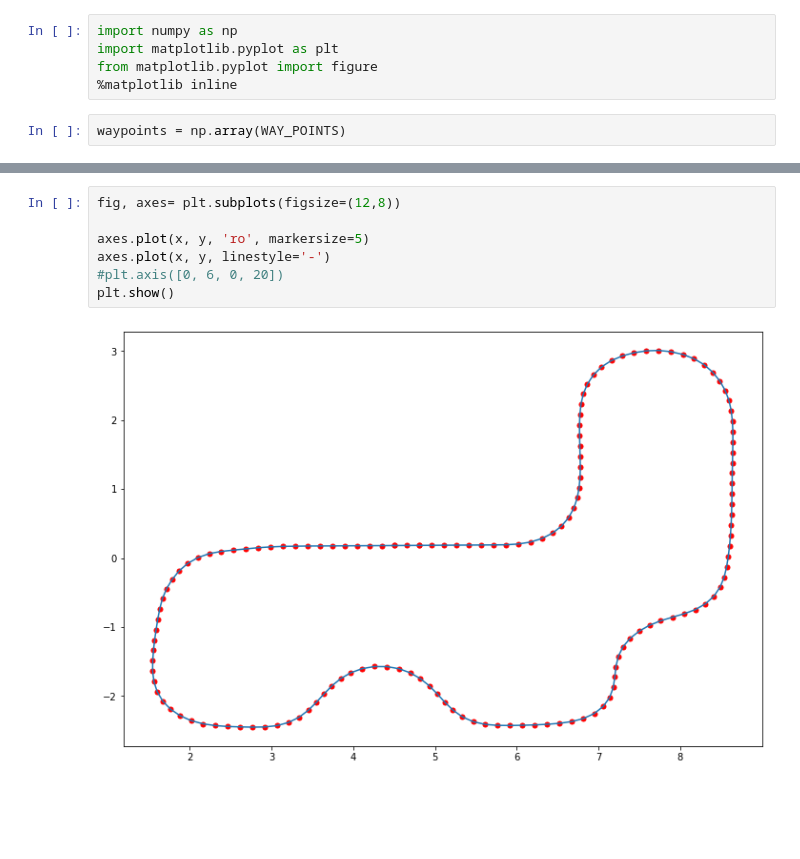
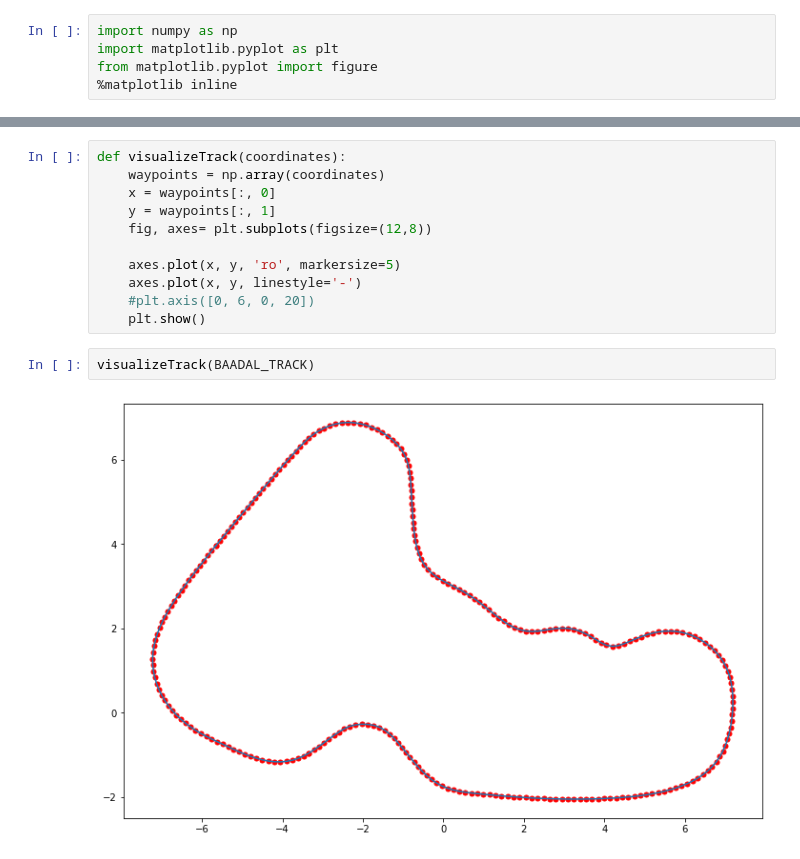
Before and after one commit to lulufa390/Driving-Olympics-Challenge, a Jupyter notebook: waypoints.ipynb, the cells around one changed output, grey strips where cells are left out. Saved outputs shown, nothing was run; the diff lists cells and outputs as text; blank space fills up the shorter version.

Commit message:
add Baadal

```diff
--- a/waypoints.ipynb
+++ b/waypoints.ipynb
@@ -157,5 +3,3 @@ import numpy as np
 import matplotlib.pyplot as plt
 from matplotlib.pyplot import figure
 %matplotlib inline
-# %%
-waypoints = np.array(WAY_POINTS)
@@ -165,9 +162,15 @@ y = waypoints[:, 1]
 # %%
-fig, axes= plt.subplots(figsize=(12,8))
+def visualizeTrack(coordinates):
+    waypoints = np.array(coordinates)
+    x = waypoints[:, 0]
+    y = waypoints[:, 1]
+    fig, axes= plt.subplots(figsize=(12,8))
 
-axes.plot(x, y, 'ro', markersize=5)
-axes.plot(x, y, linestyle='-')
-#plt.axis([0, 6, 0, 20])
-plt.show()
+    axes.plot(x, y, 'ro', markersize=5)
+    axes.plot(x, y, linestyle='-')
+    #plt.axis([0, 6, 0, 20])
+    plt.show()
-# %% [output]
-[figure, removed]
+# %%
+visualizeTrack(BAADAL_TRACK)
+# %% [output]
+[figure, added]
```
Also changed, not shown: parts of 4 cells of this notebook.
